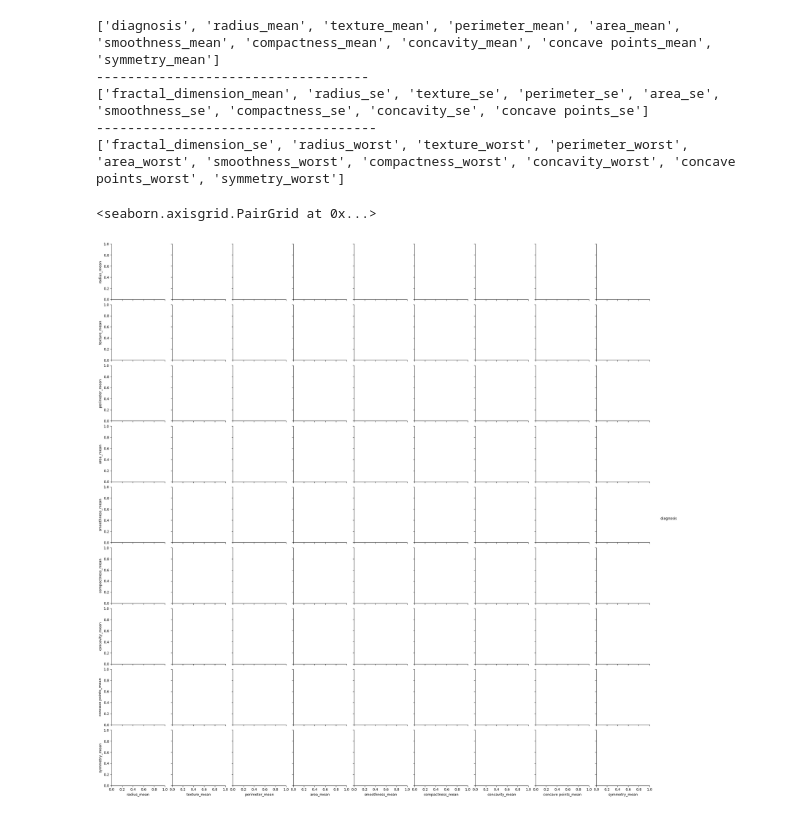
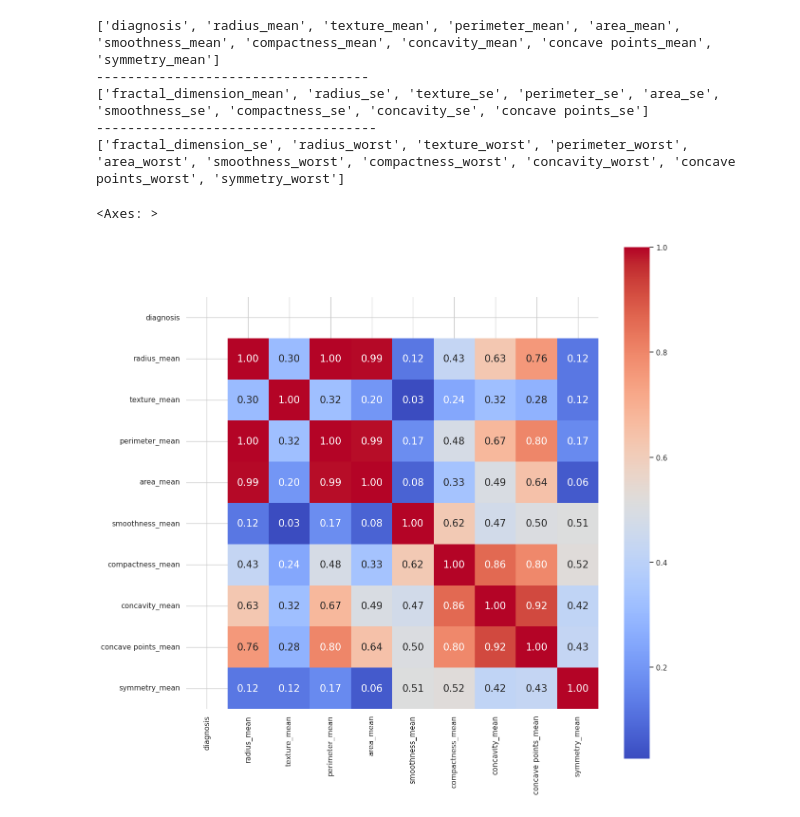
Before and after one commit to jaidengoerlitx/Data-Analysis-Projects, a Jupyter notebook: HW4ECEN.ipynb, the cells around one changed output. Cells and saved outputs as stored; diff of their text form; code cells hidden in the pictures.

```diff
--- a/HW4ECEN.ipynb
+++ b/HW4ECEN.ipynb
@@ -227,17 +227,12 @@ print(features_worst)
 ['fractal_dimension_mean', 'radius_se', 'texture_se', 'perimeter_se', 'area_se', 'smoothness_se', 'compactness_se', 'concavity_se', 'concave points_se']
 ------------------------------------
 ['fractal_dimension_se', 'radius_worst', 'texture_worst', 'perimeter_worst', 'area_worst', 'smoothness_worst', 'compactness_worst', 'concavity_worst', 'concave points_worst', 'symmetry_worst']
-# %%
-import seaborn as sns
-
-# Select only the columns of interest
-cols = ['diagnosis', 'radius_mean', 'texture_mean', 'perimeter_mean', 'area_mean', 'smoothness_mean',
-        'compactness_mean', 'concavity_mean', 'concave points_mean', 'symmetry_mean', 'fractal_dimension_mean']
-
-means_pairplot = cancerdf[features_mean]
-
-# Use hue to color by diagnosis
-sns.pairplot(means_pairplot, hue='diagnosis')
-# %% [output]
-<seaborn.axisgrid.PairGrid at 0x...>
-[figure, removed]
+# %%
+corr = cancerdf[features_mean].corr() # .corr is used for find corelation
+plt.figure(figsize=(14,14))
+sns.heatmap(corr, cbar = True,  square = True, annot=True, fmt= '.2f',annot_kws={'size': 15},
+           xticklabels= features_mean, yticklabels= features_mean,
+           cmap= 'coolwarm')
+# %% [output]
+<Axes: >
+[figure, added]
```
Also changed, not shown: parts of 6 cells of this notebook.
